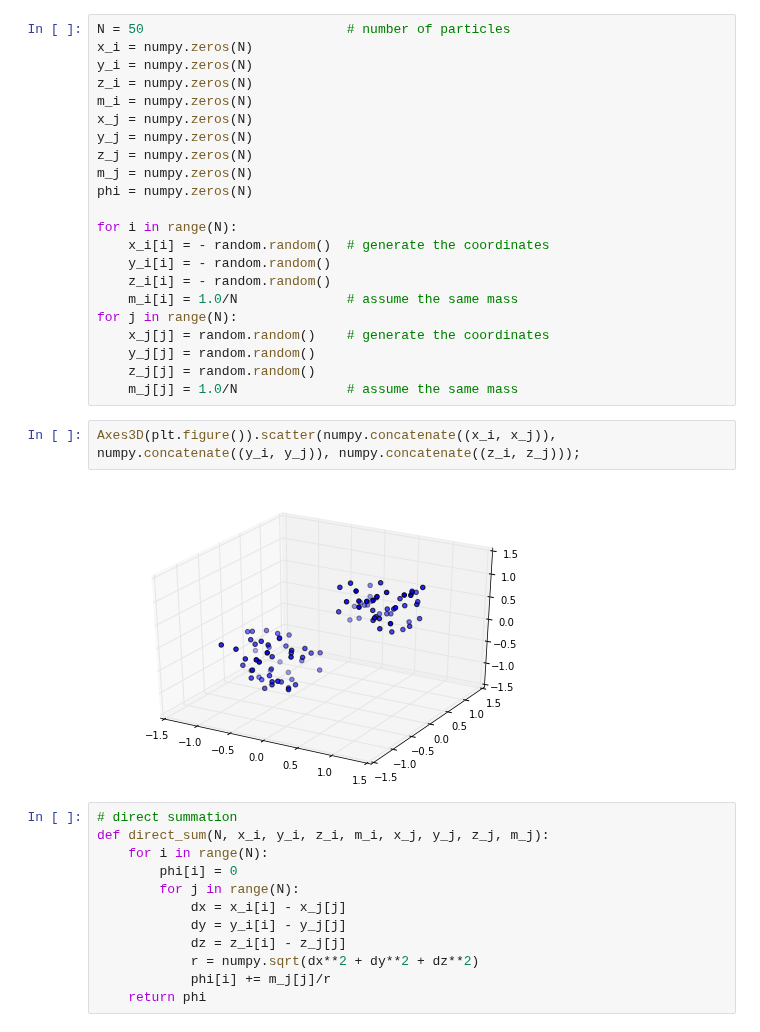
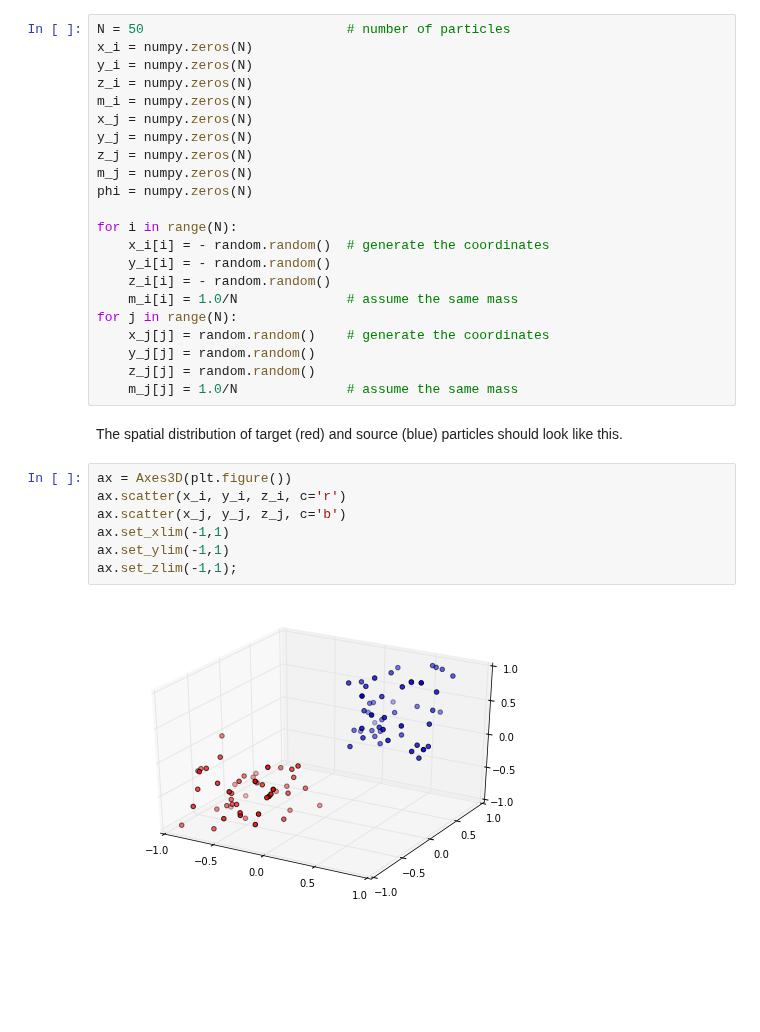
Before and after one commit to barbagroup/FMM_tutorial, a Jupyter notebook: 02_multipole_expansion.ipynb, the cells around one changed output. Saved outputs shown, nothing was run; the diff lists cells and outputs as text; blank space fills up the shorter version.

```diff
--- a/02_multipole_expansion.ipynb
+++ b/02_multipole_expansion.ipynb
@@ -84,22 +88,17 @@ for j in range(N):
     y_j[j] = random.random()
     z_j[j] = random.random()
     m_j[j] = 1.0/N              # assume the same mass
-# %%
-Axes3D(plt.figure()).scatter(numpy.concatenate((x_i, x_j)), numpy.concatenate((y_i, y_j)), numpy.concatenate((z_i, z_j)));
-# %% [output]
-[figure, removed]
-# %%
-# direct summation
-def direct_sum(N, x_i, y_i, z_i, m_i, x_j, y_j, z_j, m_j):
-    for i in range(N):
-        phi[i] = 0
-        for j in range(N):
-            dx = x_i[i] - x_j[j]
-            dy = y_i[i] - y_j[j]
-            dz = z_i[i] - z_j[j]
-            r = numpy.sqrt(dx**2 + dy**2 + dz**2)
-            phi[i] += m_j[j]/r
-    return phi
+# %% [markdown]
+The spatial distribution of target (red) and source (blue) particles should look like this.
+# %%
+ax = Axes3D(plt.figure())
+ax.scatter(x_i, y_i, z_i, c='r')
+ax.scatter(x_j, y_j, z_j, c='b')
+ax.set_xlim(-1,1)
+ax.set_ylim(-1,1)
+ax.set_zlim(-1,1);
+# %% [output]
+[figure, added]
 # %%
 # multipole expansion (2nd-order taylor series)
 def multiple_exp(N, x_i, y_i, z_i, m_i, x_j, y_j, z_j, m_j, x_c, y_c, z_c):
```
Also changed, not shown: parts of 9 cells of this notebook.
